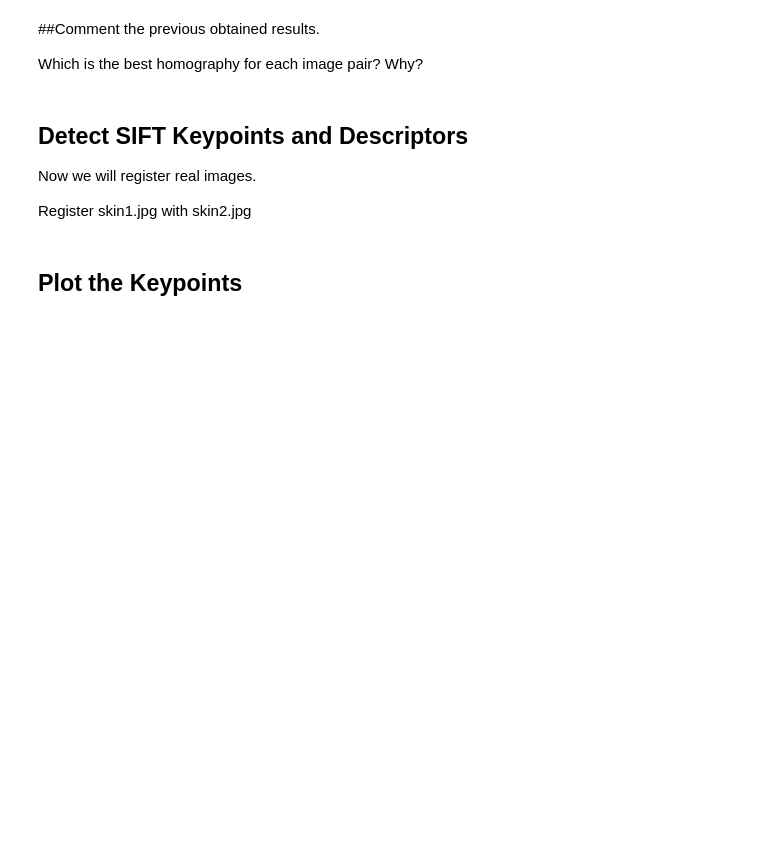
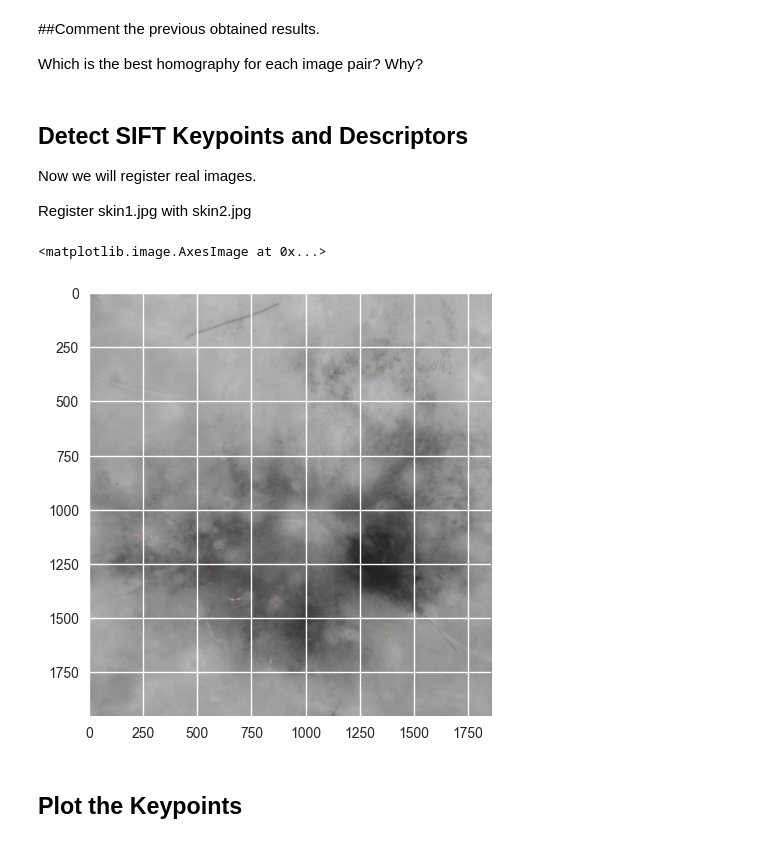
Before and after one commit to cansuyalcinn/MIRA_MISA_LABS, a Jupyter notebook: MIRA_LAB3/MIRA_LAB3.ipynb, the cells around one changed output. Saved outputs shown, nothing was run; the diff lists cells and outputs as text; code cells hidden in the pictures; blank space fills up the shorter version.

```diff
--- a/MIRA_LAB3/MIRA_LAB3.ipynb
+++ b/MIRA_LAB3/MIRA_LAB3.ipynb
@@ -134,6 +290,31 @@ Which is the best homography for each image pair? Why?
 Now we will register real images.
 
 Register skin1.jpg with skin2.jpg
+# %%
+# Read images
+img_skin1 = cv2.imread("data/skin1.jpg")
+img_skin2 = cv2.imread("data/skin2.jpg")
+
+# Convert to grayscale
+img_skin1_gray = cv2.cvtColor(img_skin1, cv2.COLOR_BGR2GRAY)
+img_skin2_gray = cv2.cvtColor(img_skin2, cv2.COLOR_BGR2GRAY)
+
+plt.imshow(img_skin1, cmap='gray')
+
+# Create sift functıon and detect keypoints
+sift = cv2.SIFT_create()
+kp = sift.detect(img_skin1_gray,None)
+
+# Plot iım
+img=cv2.drawKeypoints(img_skin1_gray,kp,img_skin1)
+cv2.imwrite('sift_keypoints.jpg',img)
+plt.imshow(img, cmap='gray')
+
+
+# Sift function
+# %% [output]
+<matplotlib.image.AxesImage at 0x...>
+[figure, added]
 # %% [markdown]
 ## Plot the Keypoints
 # %% [markdown]
```
Also changed, not shown: parts of 14 cells of this notebook, 1 other file.
